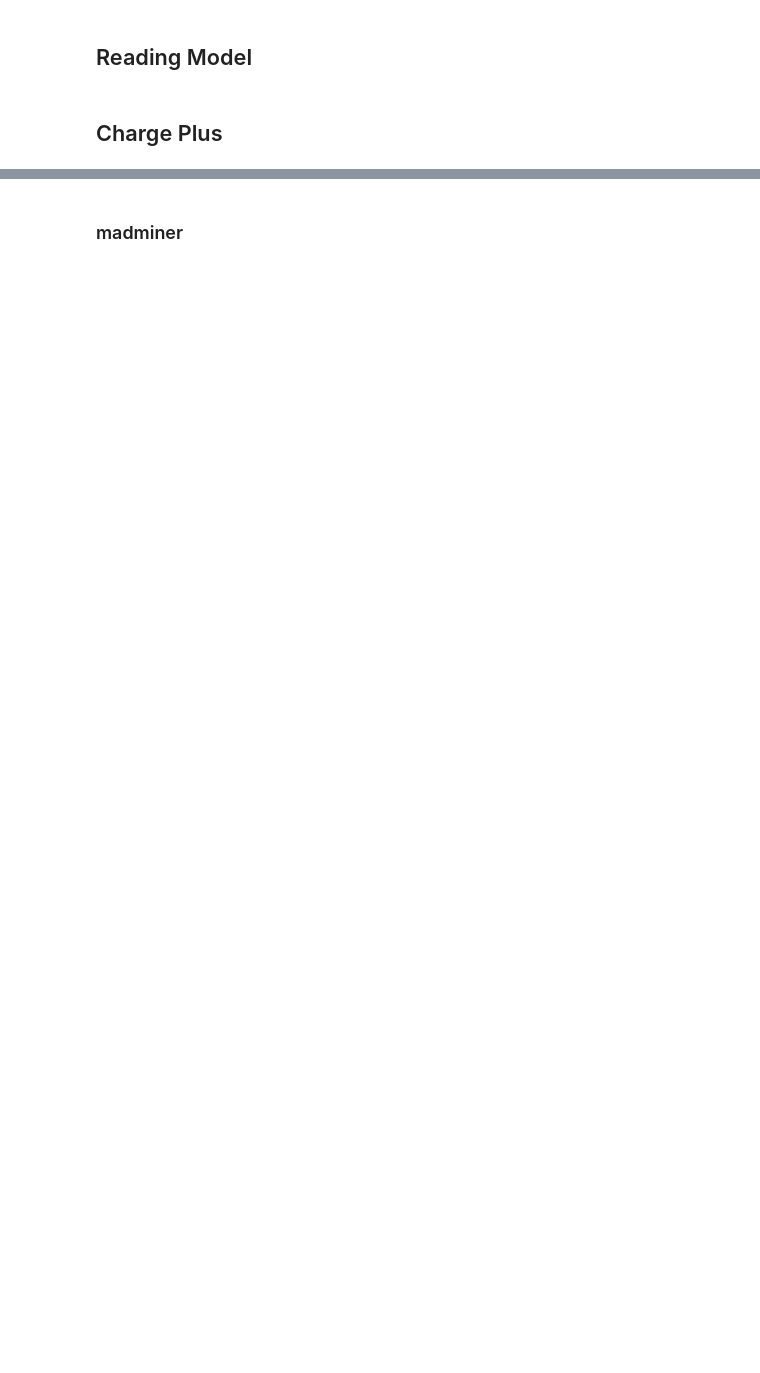
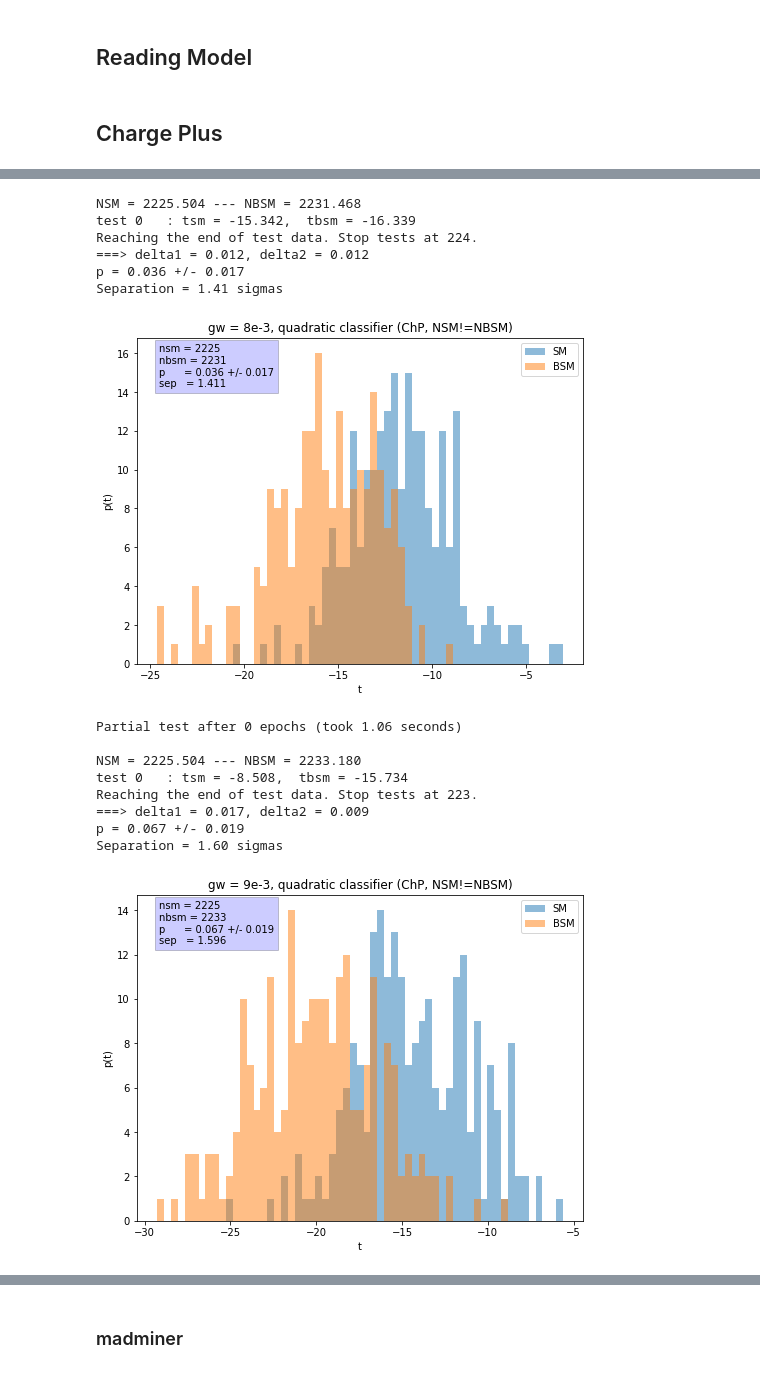
Before and after one commit to johannbrehmer/madminer, a Jupyter notebook: examples/tutorial_particle_physics/TestEstimator-Light-GW.ipynb, the cells around one changed output, grey strips where cells are left out. Drawn from its saved outputs; the diff is of its cells as text; code cells hidden in the pictures; blank space fills up the shorter version.

```diff
--- a/examples/tutorial_particle_physics/TestEstimator-Light-GW.ipynb
+++ b/examples/tutorial_particle_physics/TestEstimator-Light-GW.ipynb
@@ -335,11 +367,28 @@ for gwval, gwval_fname in zip(gwvals, gwval_fnames):
 # %%
 gwvals = [8e-3, 9e-3, 1e-2]
 gwval_fnames = ['gw_toydata_test_8e-3_out','gw_toydata_test_9e-3_out','gw_toydata_test_1e-2_out']
 tsm_plus_XS = {}
 tbsm_plus_XS = {}
 
 for gwval, gwval_fname in zip(gwvals, gwval_fnames):
     sep, p, tsm, tbsm =TestEstimator(estimator, gwval , gwval_fname, withXS=True,
                                      title_message=', quadratic classifier (ChP, NSM!=NBSM)', qc=True)
     tsm_plus_XS[gwval] = tsm
-    tbsm_plus_XS[gwval_fname]=tbsm
+    tbsm_plus_XS[gwval]=tbsm
+# %% [output]
+NSM = 2225.504 --- NBSM = 2231.468
+test 0   : tsm = -15.342,  tbsm = -16.339
+Reaching the end of test data. Stop tests at 224.
+===> delta1 = 0.012, delta2 = 0.012
+p = 0.036 +/- 0.017
+Separation = 1.41 sigmas
+[figure, added]
+Partial test after 0 epochs (took 1.06 seconds)
+
+NSM = 2225.504 --- NBSM = 2233.180
+test 0   : tsm = -8.508,  tbsm = -15.734
+Reaching the end of test data. Stop tests at 223.
+===> delta1 = 0.017, delta2 = 0.009
+p = 0.067 +/- 0.019
+Separation = 1.60 sigmas
+[figure, added]
```
Also changed, not shown: parts of 11 cells of this notebook, 1 other file.
